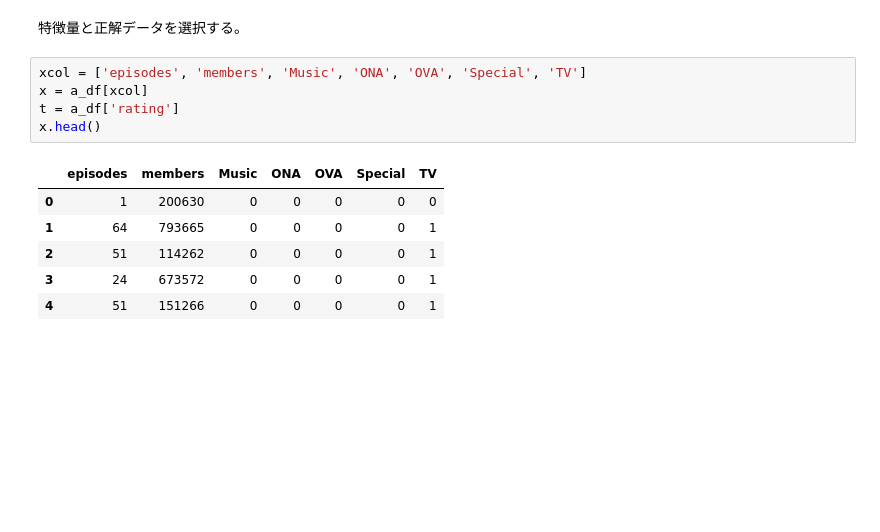
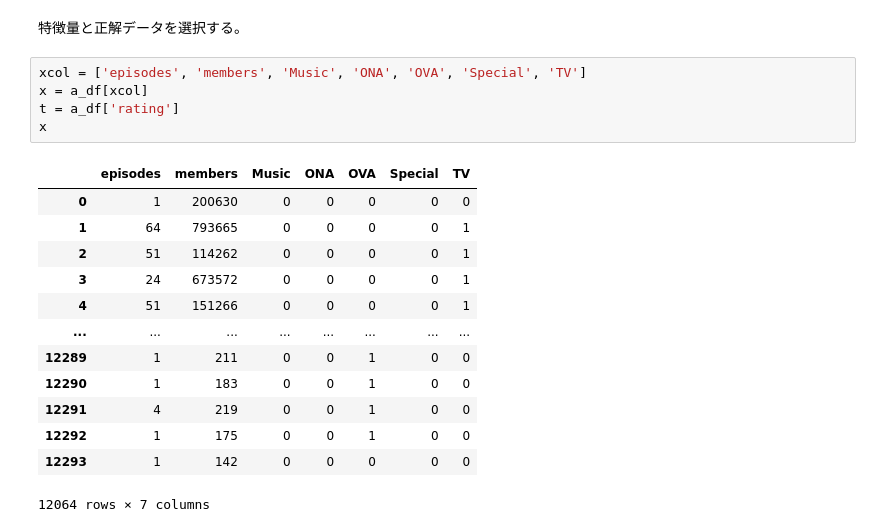
Before and after one commit to SyunsukeOta/AnimeAnalysis, a Jupyter notebook: code.ipynb, the cells around one changed output. Cells and saved outputs as stored; diff of their text form; blank space fills up the shorter version.

```diff
--- a/code.ipynb
+++ b/code.ipynb
@@ -122,12 +136,19 @@ a_df.plot(kind='scatter', x='members', y='rating')
 # %%
 xcol = ['episodes', 'members', 'Music', 'ONA', 'OVA', 'Special', 'TV']
 x = a_df[xcol]
 t = a_df['rating']
-x.head()
+x
 # %% [output]
 |  | episodes | members | Music | ONA | OVA | Special | TV |
 | 0 | 1 | 200630 | 0 | 0 | 0 | 0 | 0 |
 | 1 | 64 | 793665 | 0 | 0 | 0 | 0 | 1 |
 | 2 | 51 | 114262 | 0 | 0 | 0 | 0 | 1 |
 | 3 | 24 | 673572 | 0 | 0 | 0 | 0 | 1 |
 | 4 | 51 | 151266 | 0 | 0 | 0 | 0 | 1 |
+| ... | ... | ... | ... | ... | ... | ... | ... |
+| 12289 | 1 | 211 | 0 | 0 | 1 | 0 | 0 |
+| 12290 | 1 | 183 | 0 | 0 | 1 | 0 | 0 |
+| 12291 | 4 | 219 | 0 | 0 | 1 | 0 | 0 |
+| 12292 | 1 | 175 | 0 | 0 | 1 | 0 | 0 |
+| 12293 | 1 | 142 | 0 | 0 | 0 | 0 | 0 |
+12064 rows × 7 columns
```
Also changed, not shown: parts of 7 cells of this notebook.
